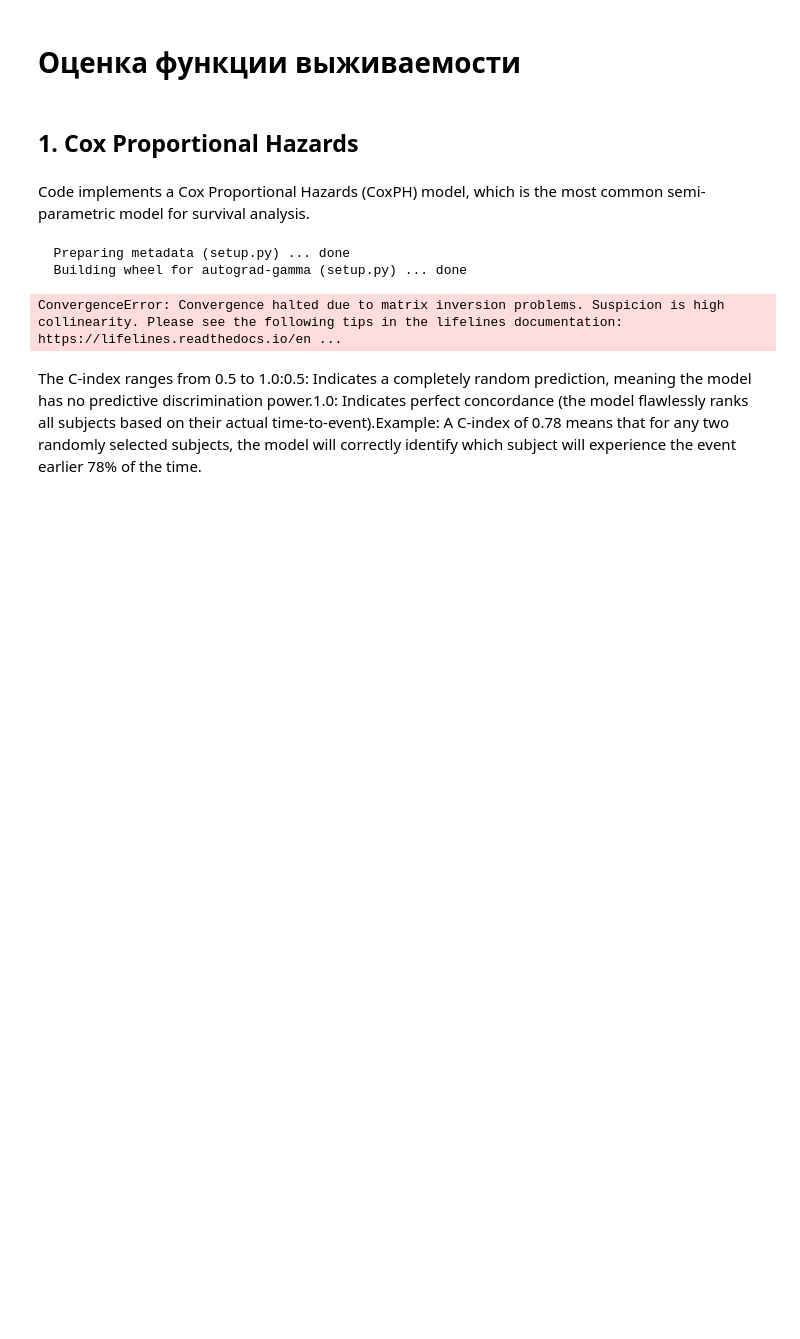
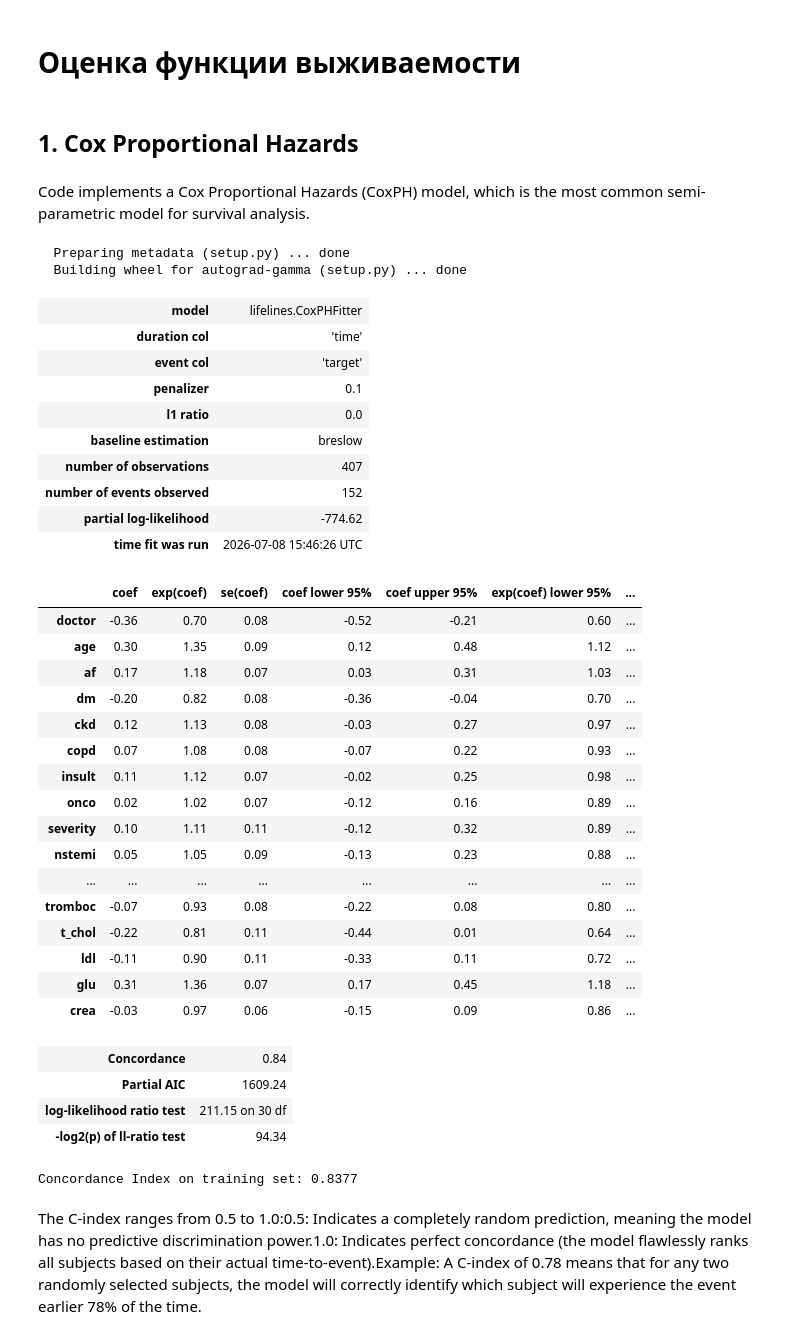
Before and after one commit to D2718281828nis/BioMedAI-Heart-Desease-LifeTime-Forecast, a Jupyter notebook: Survival-function-analysys.ipynb, the cells around one changed output. Saved outputs shown, nothing was run; the diff lists cells and outputs as text; code cells hidden in the pictures; blank space fills up the shorter version.

```diff
--- a/Survival-function-analysys.ipynb
+++ b/Survival-function-analysys.ipynb
@@ -663,41 +676,71 @@ Mean SHAP for llo: 0.3484
 # %%
 from lifelines import CoxPHFitter
 import pandas as pd
 import numpy as np
 
 # Reconstruct the training data for CoxPHFitter using scaled features
 # X_train_sc is a numpy array, convert it to DataFrame
 X_train_sc_df = pd.DataFrame(X_train_sc, columns=original_gb_reg_features, index=X_train.index)
 
-# Add 'time' (duration) and 'target' (event) from df_upsampled using the correct indices
+# Add 'time' (duration) and 'target' (event) from df_survival_train using the correct indices
 cph_data_train_scaled = X_train_sc_df.copy()
 cph_data_train_scaled['time'] = y_train # y_train already has correct indices and duration values
-cph_data_train_scaled['target'] = df.loc[X_train.index, 'target'] # Get target for training indices
+cph_data_train_scaled['target'] = df_survival_train.loc[X_train.index, 'target'] # Get target for training indices
 
 # Drop any NaN values that might have been introduced if indices mismatch
 cph_data_train_scaled = cph_data_train_scaled.dropna()
 
-# Learning model
-cph = CoxPHFitter(alpha=0.05)
+# Learning model with penalizer to address convergence issues
+cph = CoxPHFitter(alpha=0.05, penalizer=0.1) # Added penalizer for regularization
 cph.fit(cph_data_train_scaled, duration_col='time', event_col='target')
 
 # First, prepare the test data similarly
 X_test_sc_df = pd.DataFrame(X_test_sc, columns=original_gb_reg_features, index=X_test.index)
 cph_data_test_scaled = X_test_sc_df.copy()
 cph_data_test_scaled['time'] = y_test # y_test has correct indices and duration values
-cph_data_test_scaled['target'] = df.loc[X_test.index, 'target'] # Get target for test indices
+cph_data_test_scaled['target'] = df_survival_proof.loc[X_test.index, 'target'] # Get target for test indices
 cph_data_test_scaled = cph_data_test_scaled.dropna()
 
 # Print summary
 cph.print_summary()
 
-# Evaluate survival function (Concordance Index) using X_test_sc
-
-# Calculate concordance index
-concordance_index = cph.score(cph_data_test_scaled, scoring_method="concordance_index")
-print(f"\nConcordance Index on test set: {concordance_index:.4f}")
+# Evaluate survival function (Concordance Index) on TRAINING data as the test set is fully censored.
+# Calculate concordance index on the training set
+concordance_index = cph.score(cph_data_train_scaled, scoring_method="concordance_index")
+print(f"\nConcordance Index on training set: {concordance_index:.4f}")
 # %% [output]
+| model | lifelines.CoxPHFitter |
+| duration col | 'time' |
+| event col | 'target' |
+| penalizer | 0.1 |
+| l1 ratio | 0.0 |
+| baseline estimation | breslow |
+| number of observations | 407 |
+| number of events observed | 152 |
+| partial log-likelihood | -774.62 |
+| time fit was run | 2026-07-08 15:46:26 UTC |
+|  | coef | exp(coef) | se(coef) | coef lower 95% | coef upper 95% | exp(coef) lower 95% | ... |
+| doctor | -0.36 | 0.70 | 0.08 | -0.52 | -0.21 | 0.60 | ... |
+| age | 0.30 | 1.35 | 0.09 | 0.12 | 0.48 | 1.12 | ... |
+| af | 0.17 | 1.18 | 0.07 | 0.03 | 0.31 | 1.03 | ... |
+| dm | -0.20 | 0.82 | 0.08 | -0.36 | -0.04 | 0.70 | ... |
+| ckd | 0.12 | 1.13 | 0.08 | -0.03 | 0.27 | 0.97 | ... |
+| copd | 0.07 | 1.08 | 0.08 | -0.07 | 0.22 | 0.93 | ... |
+| insult | 0.11 | 1.12 | 0.07 | -0.02 | 0.25 | 0.98 | ... |
+| onco | 0.02 | 1.02 | 0.07 | -0.12 | 0.16 | 0.89 | ... |
+| severity | 0.10 | 1.11 | 0.11 | -0.12 | 0.32 | 0.89 | ... |
+| nstemi | 0.05 | 1.05 | 0.09 | -0.13 | 0.23 | 0.88 | ... |
+| ... | ... | ... | ... | ... | ... | ... | ... |
+| tromboc | -0.07 | 0.93 | 0.08 | -0.22 | 0.08 | 0.80 | ... |
+| t_chol | -0.22 | 0.81 | 0.11 | -0.44 | 0.01 | 0.64 | ... |
+| ldl | -0.11 | 0.90 | 0.11 | -0.33 | 0.11 | 0.72 | ... |
+| glu | 0.31 | 1.36 | 0.07 | 0.17 | 0.45 | 1.18 | ... |
+| crea | -0.03 | 0.97 | 0.06 | -0.15 | 0.09 | 0.86 | ... |
+| Concordance | 0.84 |
+| Partial AIC | 1609.24 |
+| log-likelihood ratio test | 211.15 on 30 df |
+| -log2(p) of ll-ratio test | 94.34 |
-ConvergenceError: Convergence halted due to matrix inversion problems. Suspicion is high collinearity. Please see the following tips in the lifelines documentation: https://lifelines.readthedocs.io/en ...
+Concordance Index on training set: 0.8377
 # %% [markdown]
 The C-index ranges from 0.5 to 1.0:0.5: Indicates a completely random prediction, meaning the model has no predictive discrimination power.1.0: Indicates perfect concordance (the model flawlessly ranks all subjects based on their actual time-to-event).Example: A C-index of 0.78 means that for any two randomly selected subjects, the model will correctly identify which subject will experience the event earlier 78% of the time.
 # %%
```
Also changed, not shown: parts of 20 cells of this notebook.
